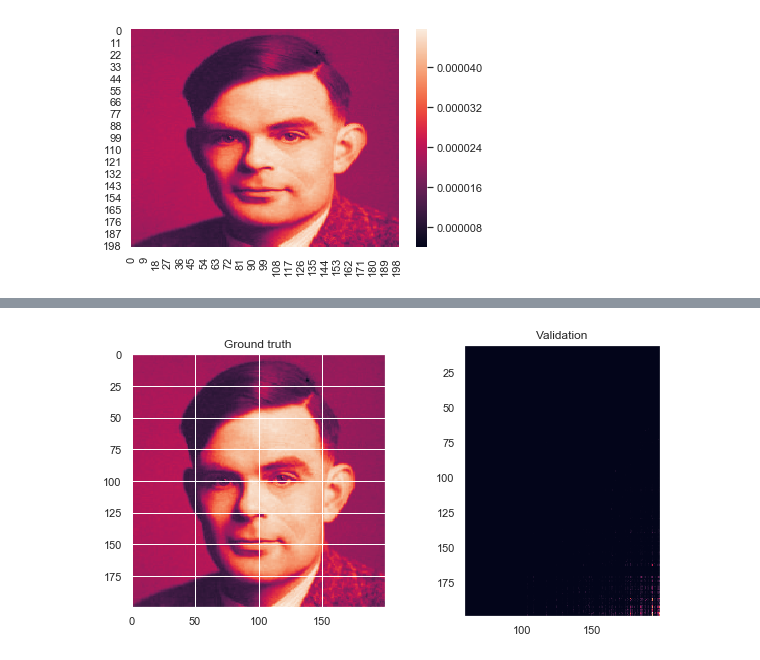
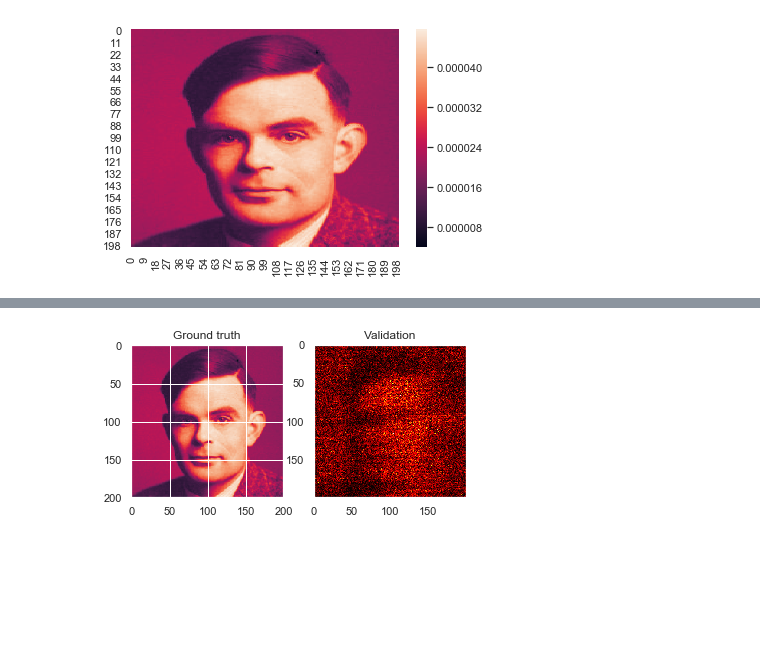
Before and after one commit to mdiephuis/Berkeley-cs294-158, a Jupyter notebook: hw1/HW1_MADE.ipynb, the cells around one changed output, grey strips where cells are left out. Saved outputs shown, nothing was run; the diff lists cells and outputs as text; code cells hidden in the pictures; blank space fills up the shorter version.

```diff
--- a/hw1/HW1_MADE.ipynb
+++ b/hw1/HW1_MADE.ipynb
@@ -256,35 +225,0 @@ plt.grid(True)
-# %%
-# FIX THIS, perhas try the HW1_1 approach with 1D output
-# FIX made for different output dimensions!
-import cv2
-
-grid = np.asarray([(x, y) for x in range(200) for y in range(200)])
-grid = torch.from_numpy(grid).type(torch.LongTensor)
-
-x1 = one_hot(grid[:, 0].unsqueeze(1), 200)
-x2 = one_hot(grid[:, 1].unsqueeze(1), 200)
-
-x = torch.cat((x1, x2), dim=1).unsqueeze(1)
-
-xhat = model(x)
-
-xhat = xhat.detach().numpy()
-
-x1_hat = xhat[:, 0, :]
-x2_hat = xhat[:, 1, :]
-
-x1_labels = hot2label_np(x1_hat)
-x2_labels = hot2label_np(x2_hat)
-
-plt.rcParams['figure.figsize'] = 10, 5
-fig, axis = plt.subplots(nrows=1, ncols=2)
-
-axis[0].imshow(p_x)
-axis[0].set_title('Ground truth')
-
-axis[1].hist2d(x1_labels, x2_labels, bins=[200, 200])
-axis[1].set_title('Validation')
-axis[1].set_aspect('equal', 'box')
-axis[1].invert_yaxis()
-# %% [output]
-[figure, removed]
@@ -290,0 +268,14 @@ axis[1].invert_yaxis()
+# %%
+output = gen_output(model,nsamples=100000)
+
+fig, axis = plt.subplots(nrows=1, ncols=2)
+
+axis[0].imshow(p_x)
+axis[0].set_title('Ground truth')
+
+axis[1].hist2d(output[:, 0], output[:, 1], bins=200, range=[[0,199], [0, 199]], cmap=plt.get_cmap('hot'))
+axis[1].set_title('Validation')
+axis[1].set_aspect('equal', 'box')
+axis[1].invert_yaxis()
+# %% [output]
+[figure, added]
```
Also changed, not shown: parts of 6 cells of this notebook, 1 other file.
